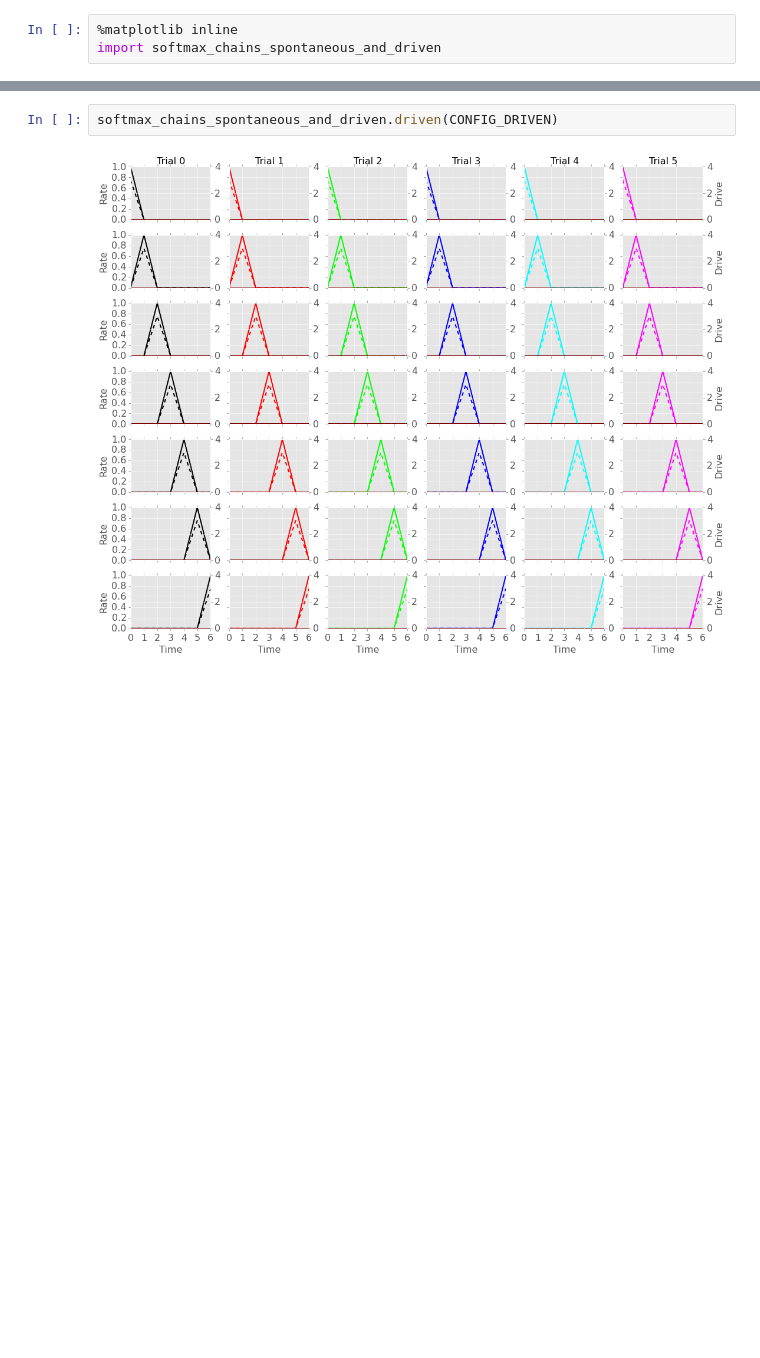
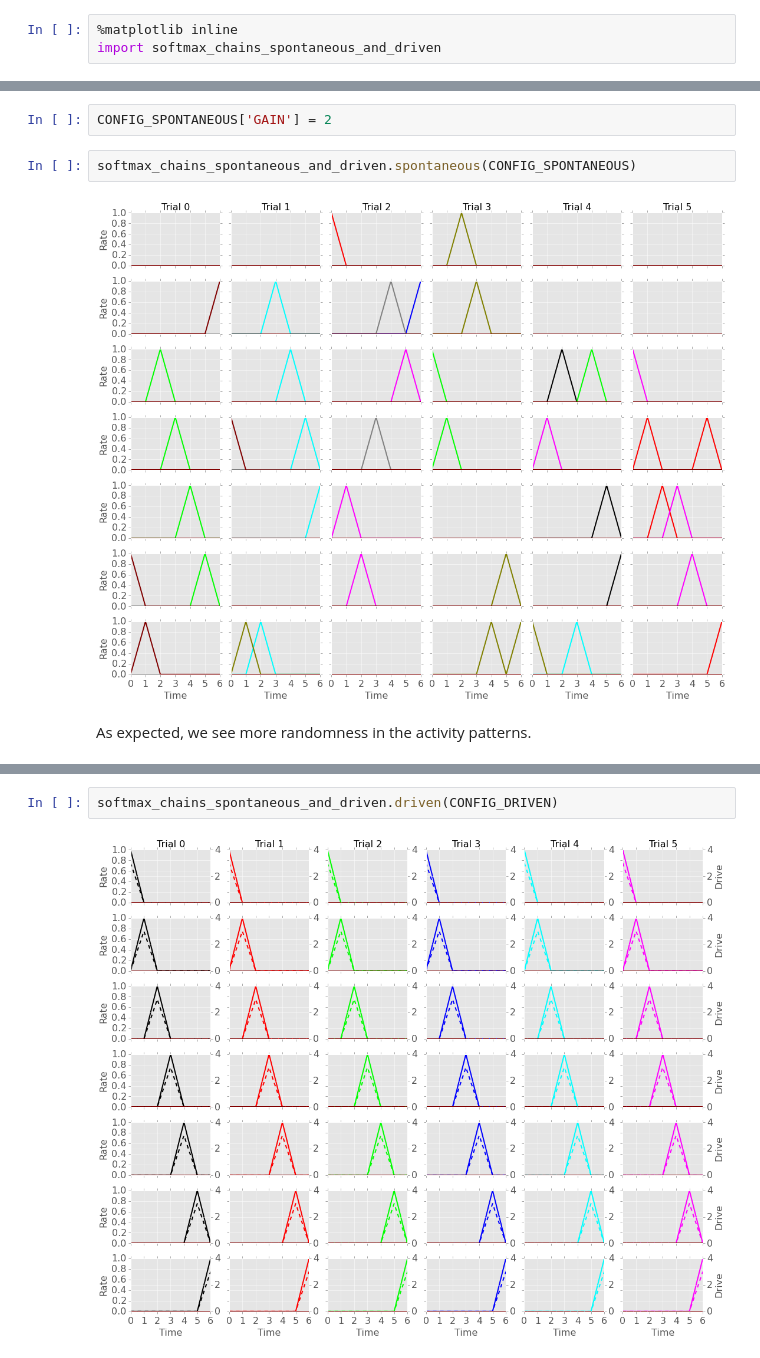
Before and after one commit to rkp8000/be_more_spontaneous, a Jupyter notebook: figures/softmax_chains_spontaneous_and_driven.ipynb, the cells around one changed output, grey strips where cells are left out. Cells and saved outputs as stored; diff of their text form; blank space fills up the shorter version.

```diff
--- a/figures/softmax_chains_spontaneous_and_driven.ipynb
+++ b/figures/softmax_chains_spontaneous_and_driven.ipynb
@@ -24,0 +69,8 @@ softmax_chains_spontaneous_and_driven.spontaneous(CONFIG_SPONTANEOUS)
+# %%
+CONFIG_SPONTANEOUS['GAIN'] = 2
+# %%
+softmax_chains_spontaneous_and_driven.spontaneous(CONFIG_SPONTANEOUS)
+# %% [output]
+[figure, added]
+# %% [markdown]
+As expected, we see more randomness in the activity patterns.
```
Also changed, not shown: parts of 18 cells of this notebook.
